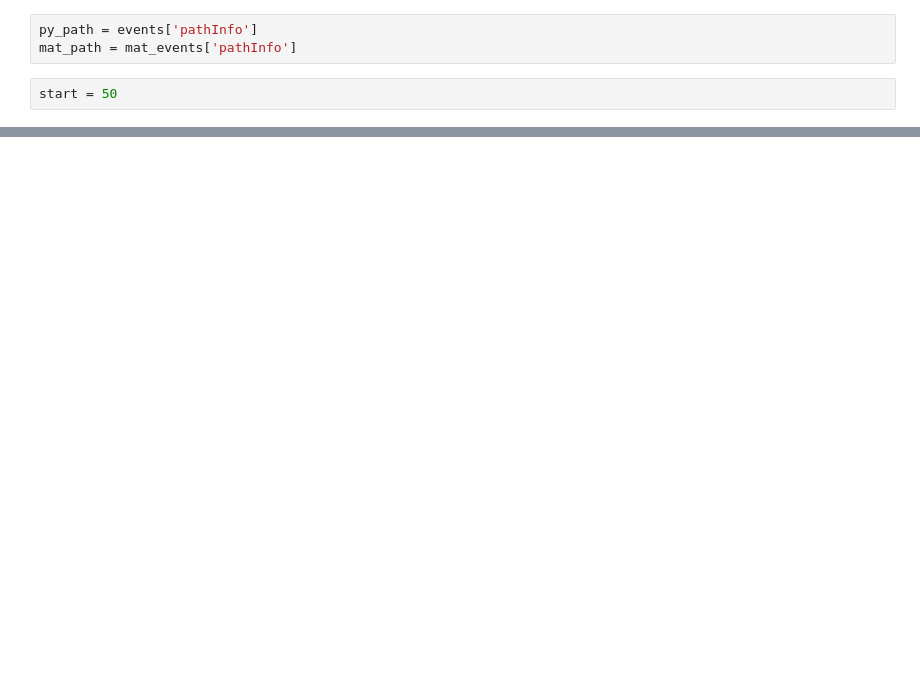
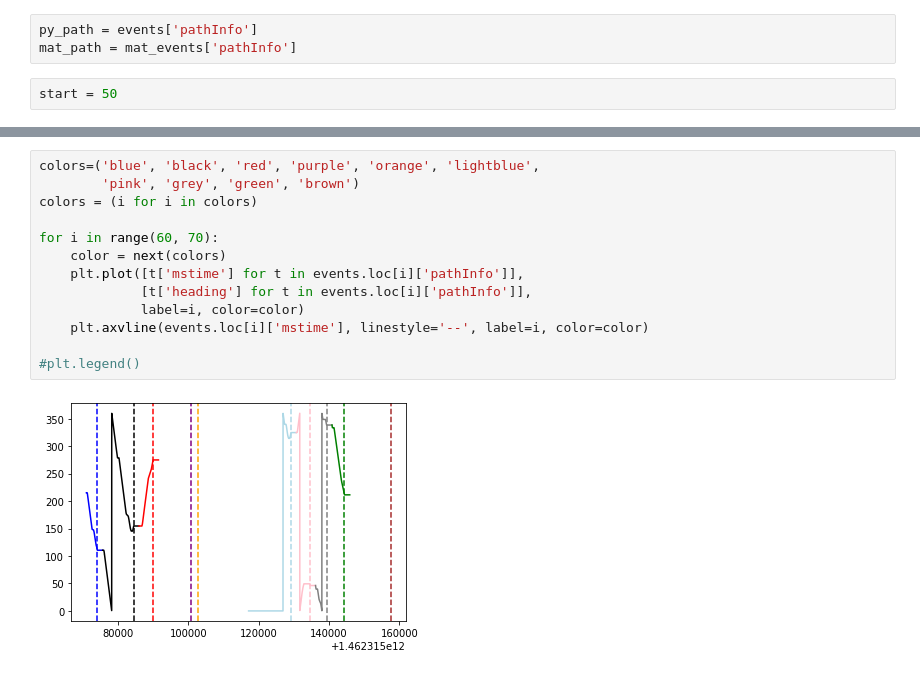
Before and after one commit to shaigoldman/TH_Event_Reader, a Jupyter notebook: EventsTester.ipynb, the cells around one changed output, grey strips where cells are left out. Cells and saved outputs as stored; diff of their text form; blank space fills up the shorter version.

```diff
--- a/EventsTester.ipynb
+++ b/EventsTester.ipynb
@@ -84,0 +82,15 @@ df[['subject', 'montage', 'session', 'original_session']][i:i+10]
+# %%
+colors=('blue', 'black', 'red', 'purple', 'orange', 'lightblue',
+        'pink', 'grey', 'green', 'brown')
+colors = (i for i in colors)
+
+for i in range(60, 70):
+    color = next(colors)
+    plt.plot([t['mstime'] for t in events.loc[i]['pathInfo']],
+             [t['heading'] for t in events.loc[i]['pathInfo']],
+             label=i, color=color)
+    plt.axvline(events.loc[i]['mstime'], linestyle='--', label=i, color=color)
+
+#plt.legend()
+# %% [output]
+[figure, added]
```
Also changed, not shown: parts of 14 cells of this notebook, 1 other file.
